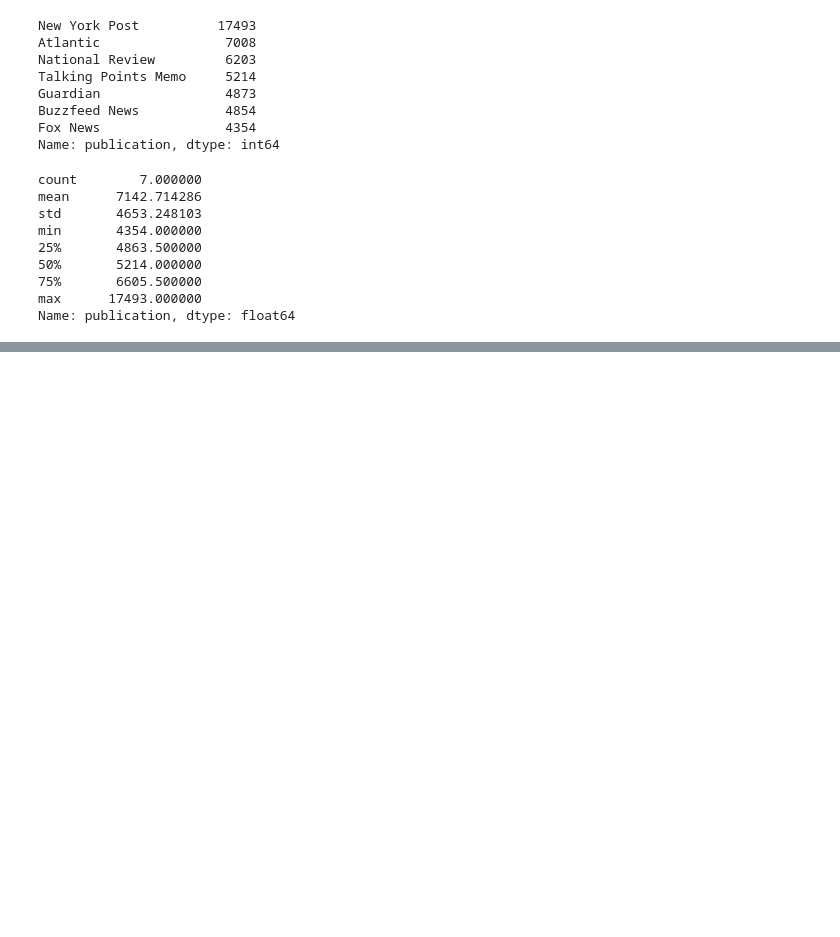
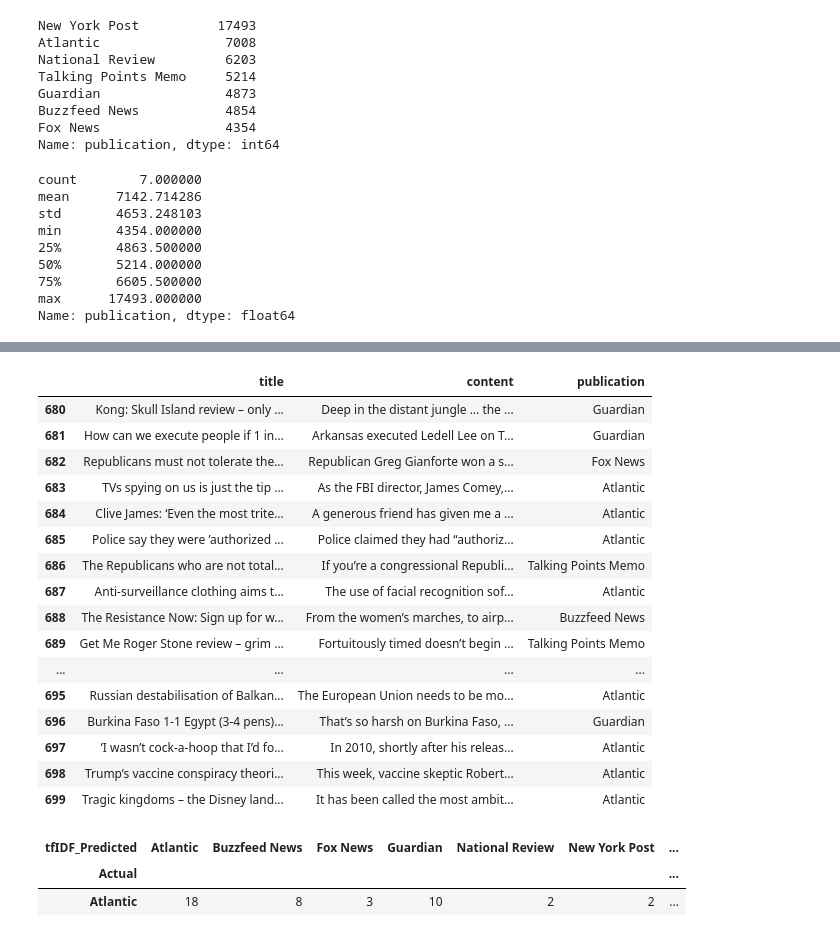
Before and after one commit to dupree/newsDataAnalysis, a Jupyter notebook: newsDataAnalysis.ipynb, the cells around one changed output, grey strips where cells are left out. Cells and saved outputs as stored; diff of their text form; code cells hidden in the pictures; blank space fills up the shorter version.

```diff
--- a/newsDataAnalysis.ipynb
+++ b/newsDataAnalysis.ipynb
@@ -140,0 +452,24 @@ Name: publication, dtype: float64
+# %%
+# function that takes (N*N) distance matrix for article content and returns the closest matching publication
+
+def find_similar_content(dist, article_id):
+    sorted_distances = dist[article_id].argsort() # sorting the distances
+    similar_content = []
+    for i in range(1, 8): # ignore element at zero index as it's the article itself.
+        similar_content.append(content[sorted_distances[i]])
+    for i in range(1, len(sorted_distances)): # iterate over similar publishers and return the one index is in train data (id < 650)
+        if sorted_distances[i] < 650:
+            return sorted_distances[i]
+    return None
+
+# function to predict target variable
+def predict_publisher(article_id, distance_matrix):
+
+    # find_similar_content() returns the id of most similar article content
+    similar_content = find_similar_content(distance_matrix, article_id)
+    return publisher[similar_content]
+
+
+# sanity check
+find_similar_content(dist, 200)
+print (publisher[find_similar_content(dist, 200)])
@@ -140,0 +478,3 @@ Name: publication, dtype: float64
+# %%
+for i in range(650, 700):
+    print (publisher[find_similar_content(dist, i)])
@@ -140,0 +499,46 @@ Name: publication, dtype: float64
+# %%
+# pd.set_option('display.max_colwidth', 150)
+
+df_tfIDF = publication_data
+for i in range(650, 700):
+    df_tfIDF["publication"][i] =  predict_publisher(i, dist)
+
+# exporting the dataframe to json
+out = df_tfIDF.to_json(orient='records')
+# writing it to a file
+with open('tfIDF.json', 'w') as f:
+    f.write(out)
+
+df_tfIDF.tail(10)
+# %% [output]
+|  | title | content | publication |
+| 680 | Kong: Skull Island review – only ... | Deep in the distant jungle … the ... | Guardian |
+| 681 | How can we execute people if 1 in... | Arkansas executed Ledell Lee on T... | Guardian |
+| 682 | Republicans must not tolerate the... | Republican Greg Gianforte won a s... | Fox News |
+| 683 | TVs spying on us is just the tip ... | As the FBI director, James Comey,... | Atlantic |
+| 684 | Clive James: ‘Even the most trite... | A generous friend has given me a ... | Atlantic |
+| 685 | Police say they were ’authorized ... | Police claimed they had “authoriz... | Atlantic |
+| 686 | The Republicans who are not total... | If you’re a congressional Republi... | Talking Points Memo |
+| 687 | Anti-surveillance clothing aims t... | The use of facial recognition sof... | Atlantic |
+| 688 | The Resistance Now: Sign up for w... | From the women’s marches, to airp... | Buzzfeed News |
+| 689 | Get Me Roger Stone review – grim ... | Fortuitously timed doesn’t begin ... | Talking Points Memo |
+| ... | ... | ... | ... |
+| 695 | Russian destabilisation of Balkan... | The European Union needs to be mo... | Atlantic |
+| 696 | Burkina Faso 1-1 Egypt (3-4 pens)... | That’s so harsh on Burkina Faso, ... | Guardian |
+| 697 | ’I wasn’t cock-a-hoop that I’d fo... | In 2010, shortly after his releas... | Atlantic |
+| 698 | Trump’s vaccine conspiracy theori... | This week, vaccine skeptic Robert... | Atlantic |
+| 699 | Tragic kingdoms – the Disney land... | It has been called the most ambit... | Atlantic |
+# %%
+gt_data = publisher[:50]
+len(gt_data)
+
+tfIDF_predicted_data = [ predict_publisher(i, dist) for i in range(650,700)]
+
+y_actu = pd.Series(gt_data, name='Actual')
+y_pred = pd.Series(tfIDF_predicted_data, name='tfIDF_Predicted')
+df_confusion_tfIDF = pd.crosstab(y_actu, y_pred)
+df_confusion_tfIDF
+# %% [output]
+| tfIDF_Predicted | Atlantic | Buzzfeed News | Fox News | Guardian | National Review | New York Post | ... |
+| Actual |  |  |  |  |  |  | ... |
+| Atlantic | 18 | 8 | 3 | 10 | 2 | 2 | ... |
```
Also changed, not shown: parts of 27 cells of this notebook.
